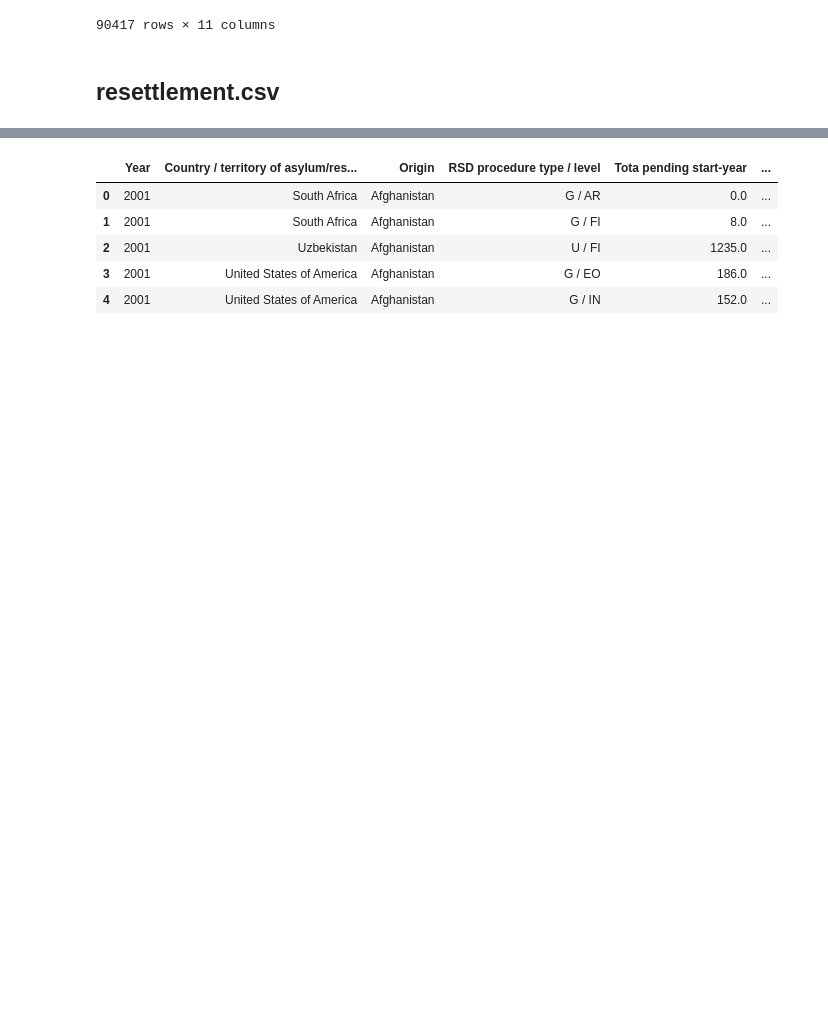
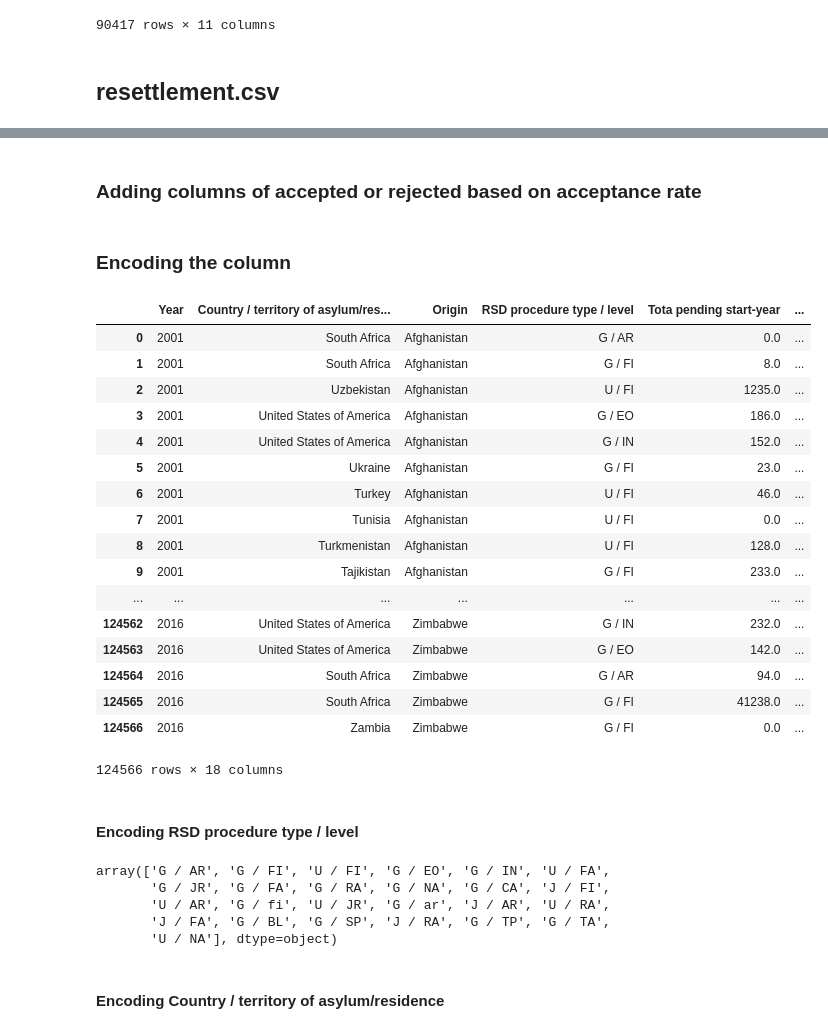
Before and after one commit to darrentyh/IS-424_Data-Mining-Project, a Jupyter notebook: File cleaning and preprocessing.ipynb, the cells around one changed output, grey strips where cells are left out. Saved outputs shown, nothing was run; the diff lists cells and outputs as text; code cells hidden in the pictures; blank space fills up the shorter version.

Commit message:
updated code for encoding

```diff
--- a/File cleaning and preprocessing.ipynb
+++ b/File cleaning and preprocessing.ipynb
@@ -166,9 +158,47 @@ file2['Unsuccessful']=file2['Rejected']+file2['Otherwise closed']
+# %%
+file2['acceptance_rate'] = file2.apply(
+    lambda a: 0.0 if(a.decisions_recognized == 0.0 and a.decisions_other == 0.0 and a.Rejected == 0.0)
+            else
+            (a.decisions_recognized + a.decisions_other)/(a.decisions_recognized + a.decisions_other
+            + a.Rejected), axis=1)
+# %% [markdown]
+### Adding columns of accepted or rejected based on acceptance rate
+# %%
+file2['accepted/rejected'] = file2.apply(
+    lambda x: 1 if(x.acceptance_rate >= 0.5) else 0, axis=1)
+# %% [markdown]
+### Encoding the column
+# %%
+# This row has 0 for all the data, therefore drop the entire of this row
+file2 = file2.drop([118624])
 # %%
-file2.head()
+file2
 # %% [output]
 |  | Year | Country / territory of asylum/res... | Origin | RSD procedure type / level | Tota pending start-year | ... |
 | 0 | 2001 | South Africa | Afghanistan | G / AR | 0.0 | ... |
 | 1 | 2001 | South Africa | Afghanistan | G / FI | 8.0 | ... |
 | 2 | 2001 | Uzbekistan | Afghanistan | U / FI | 1235.0 | ... |
 | 3 | 2001 | United States of America | Afghanistan | G / EO | 186.0 | ... |
 | 4 | 2001 | United States of America | Afghanistan | G / IN | 152.0 | ... |
+| 5 | 2001 | Ukraine | Afghanistan | G / FI | 23.0 | ... |
+| 6 | 2001 | Turkey | Afghanistan | U / FI | 46.0 | ... |
+| 7 | 2001 | Tunisia | Afghanistan | U / FI | 0.0 | ... |
+| 8 | 2001 | Turkmenistan | Afghanistan | U / FI | 128.0 | ... |
+| 9 | 2001 | Tajikistan | Afghanistan | G / FI | 233.0 | ... |
+| ... | ... | ... | ... | ... | ... | ... |
+| 124562 | 2016 | United States of America | Zimbabwe | G / IN | 232.0 | ... |
+| 124563 | 2016 | United States of America | Zimbabwe | G / EO | 142.0 | ... |
+| 124564 | 2016 | South Africa | Zimbabwe | G / AR | 94.0 | ... |
+| 124565 | 2016 | South Africa | Zimbabwe | G / FI | 41238.0 | ... |
+| 124566 | 2016 | Zambia | Zimbabwe | G / FI | 0.0 | ... |
+124566 rows × 18 columns
+# %% [markdown]
+#### Encoding RSD procedure type / level
+# %%
+file2['RSD procedure type / level'].unique()
+# %% [output]
+array(['G / AR', 'G / FI', 'U / FI', 'G / EO', 'G / IN', 'U / FA',
+       'G / JR', 'G / FA', 'G / RA', 'G / NA', 'G / CA', 'J / FI',
+       'U / AR', 'G / fi', 'U / JR', 'G / ar', 'J / AR', 'U / RA',
+       'J / FA', 'G / BL', 'G / SP', 'J / RA', 'G / TP', 'G / TA',
+       'U / NA'], dtype=object)
@@ -174,0 +207,2 @@ file2.head()
+# %% [markdown]
+#### Encoding Country / territory of asylum/residence
```
Also changed, not shown: parts of 17 cells of this notebook, 4 other files.
